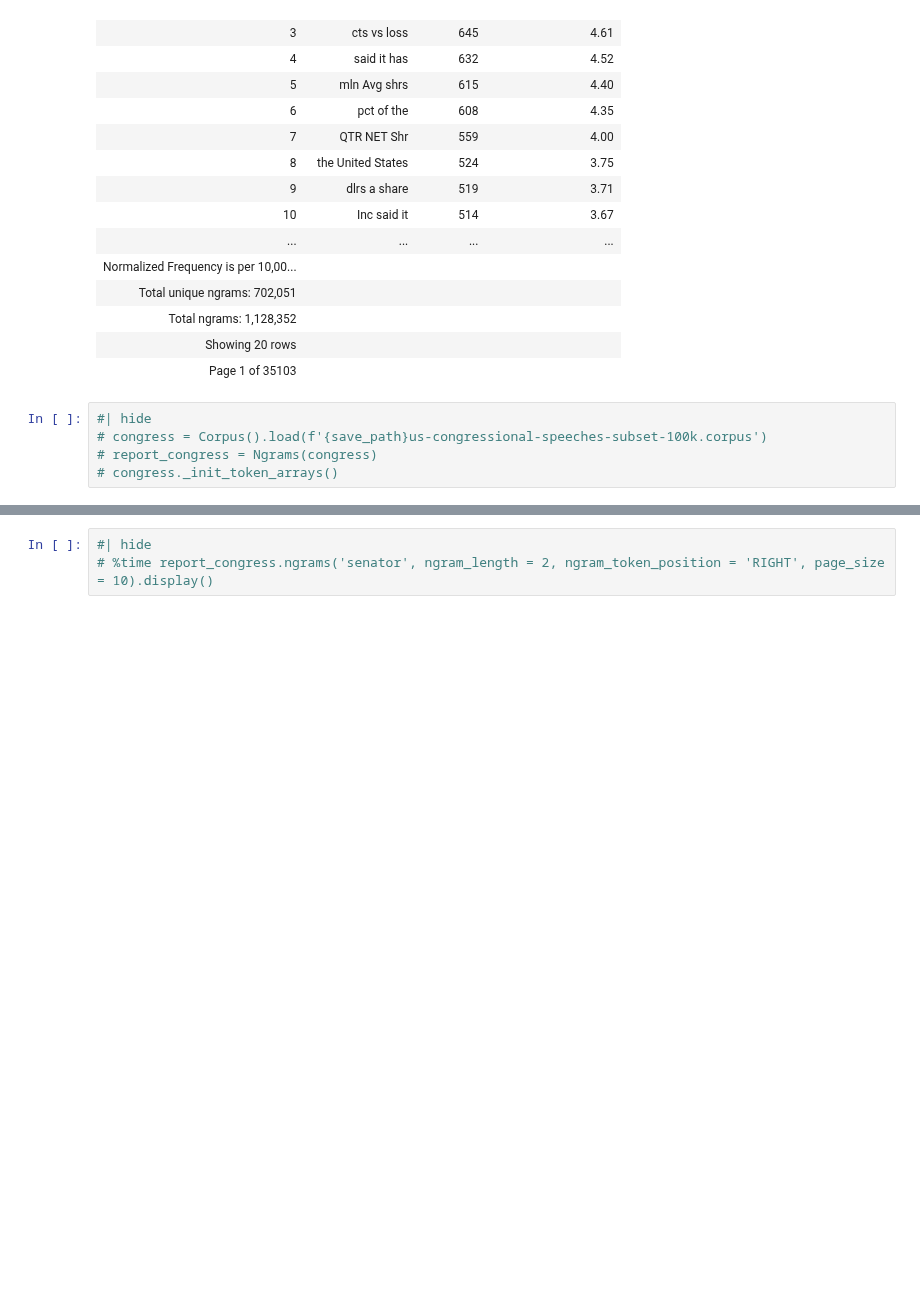
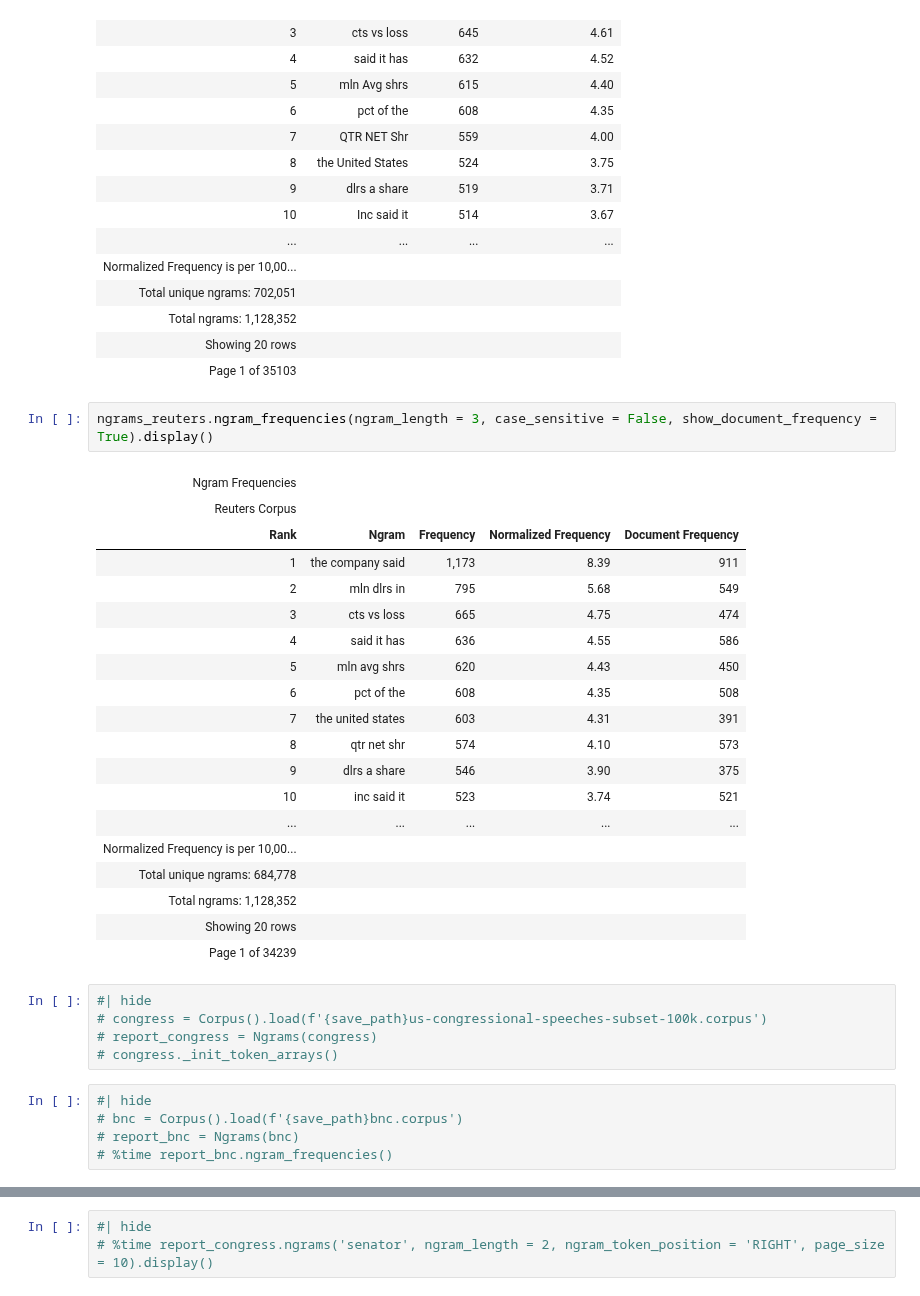
Before and after one commit to polsci/conc, a Jupyter notebook: nbs/api/71_ngrams.ipynb, the cells around one changed output, grey strips where cells are left out. Drawn from its saved outputs; the diff is of its cells as text; blank space fills up the shorter version.

Commit message:
move to return of token positions in prep for ngrams document frequency retrieval,  implement document frequencies in ngram_frequencies

```diff
--- a/nbs/api/71_ngrams.ipynb
+++ b/nbs/api/71_ngrams.ipynb
@@ -596,8 +647,35 @@ ngrams_reuters.ngram_frequencies(ngram_length = 3, case_sensitive = True).displa
 | Total ngrams: 1,128,352 |  |  |  |
 | Showing 20 rows |  |  |  |
 | Page 1 of 35103 |  |  |  |
+# %%
+ngrams_reuters.ngram_frequencies(ngram_length = 3, case_sensitive = False, show_document_frequency = True).display()
+# %% [output]
+| Ngram Frequencies |  |  |  |  |
+| Reuters Corpus |  |  |  |  |
+| Rank | Ngram | Frequency | Normalized Frequency | Document Frequency |
+| 1 | the company said | 1,173 | 8.39 | 911 |
+| 2 | mln dlrs in | 795 | 5.68 | 549 |
+| 3 | cts vs loss | 665 | 4.75 | 474 |
+| 4 | said it has | 636 | 4.55 | 586 |
+| 5 | mln avg shrs | 620 | 4.43 | 450 |
+| 6 | pct of the | 608 | 4.35 | 508 |
+| 7 | the united states | 603 | 4.31 | 391 |
+| 8 | qtr net shr | 574 | 4.10 | 573 |
+| 9 | dlrs a share | 546 | 3.90 | 375 |
+| 10 | inc said it | 523 | 3.74 | 521 |
+| ... | ... | ... | ... | ... |
+| Normalized Frequency is per 10,00... |  |  |  |  |
+| Total unique ngrams: 684,778 |  |  |  |  |
+| Total ngrams: 1,128,352 |  |  |  |  |
+| Showing 20 rows |  |  |  |  |
+| Page 1 of 34239 |  |  |  |  |
 # %%
 #| hide
 # congress = Corpus().load(f'{save_path}us-congressional-speeches-subset-100k.corpus')
 # report_congress = Ngrams(congress)
 # congress._init_token_arrays()
+# %%
+#| hide
+# bnc = Corpus().load(f'{save_path}bnc.corpus')
+# report_bnc = Ngrams(bnc)
+# %time report_bnc.ngram_frequencies()
```
Also changed, not shown: parts of 10 cells of this notebook.
